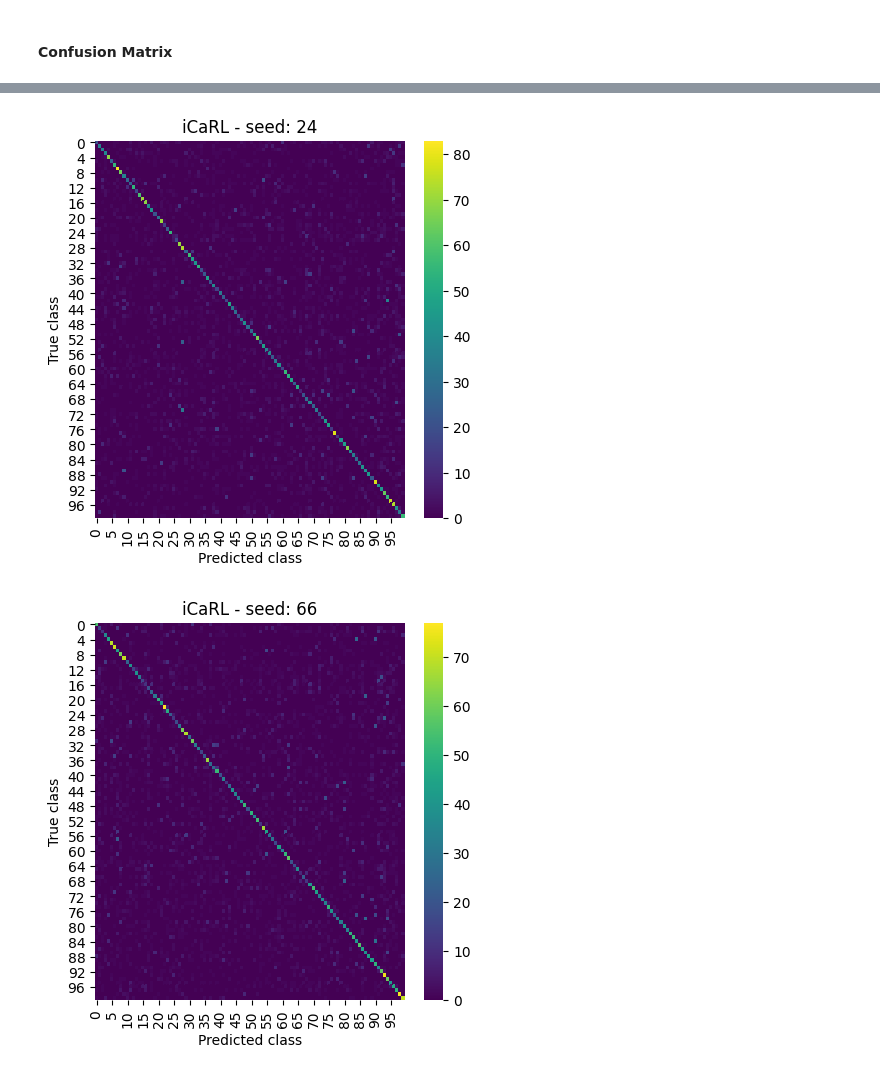
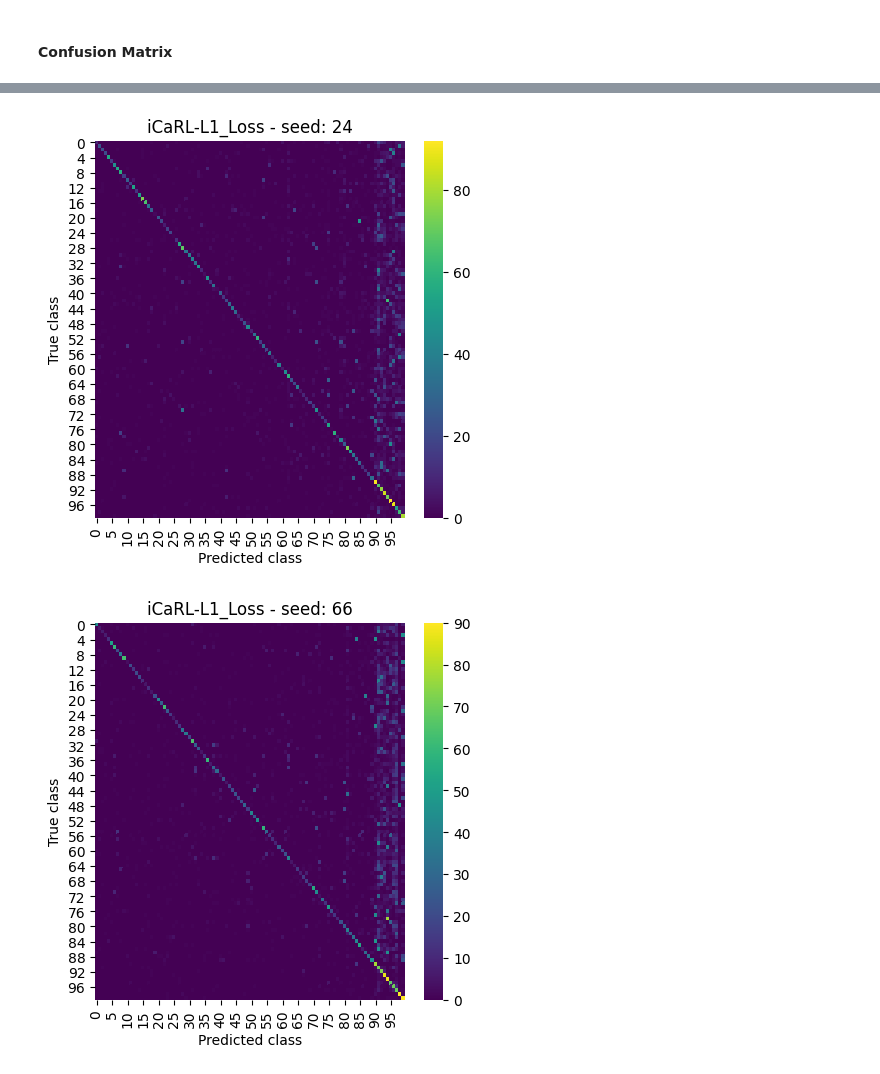
Before and after one commit to antonioalbanese/ProjectMLDL, a Jupyter notebook: losses/iCaRL-final-Loss_L1.ipynb, the cells around one changed output, grey strips where cells are left out. Drawn from its saved outputs; the diff is of its cells as text; code cells hidden in the pictures.

```diff
--- a/losses/iCaRL-final-Loss_L1.ipynb
+++ b/losses/iCaRL-final-Loss_L1.ipynb
@@ -92,7 +92,7 @@ VAL_SIZE = 0.2            # Proportion of validation set with respect to trainin
 
 # Training
 BATCH_SIZE = 128          # Batch size
-LR = 1                    # Initial learning rate
+LR = 0.1                  # Initial learning rate
 
 MOMENTUM = 0.9            # Momentum for stochastic gradient descent (SGD)
 WEIGHT_DECAY = 1e-5       # Weight decay from iCaRL
@@ -330,5 +328,5 @@ for run in range(len(RANDOM_SEED)):
   targets = np.array(true_labels[run])
   preds = np.array(predictions[run])
 
-  plot_confusion_matrix(targets, preds, RANDOM_SEED[run], 'L1+CE')
+  plot_confusion_matrix(targets, preds, RANDOM_SEED[run], 'iCaRL-L1_Loss')
 # %% [output]
@@ -336,2 +334,2 @@ for run in range(len(RANDOM_SEED)):
-[figure, old version]
+[figure, new version]
-[figure, old version]
+[figure, new version]
```
Also changed, not shown: parts of 7 cells of this notebook.
